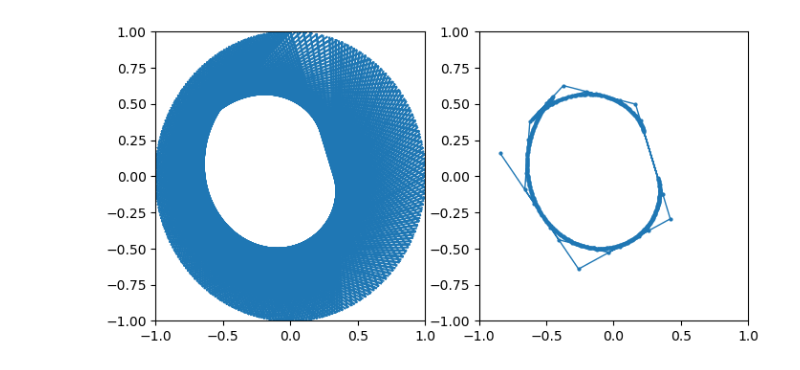
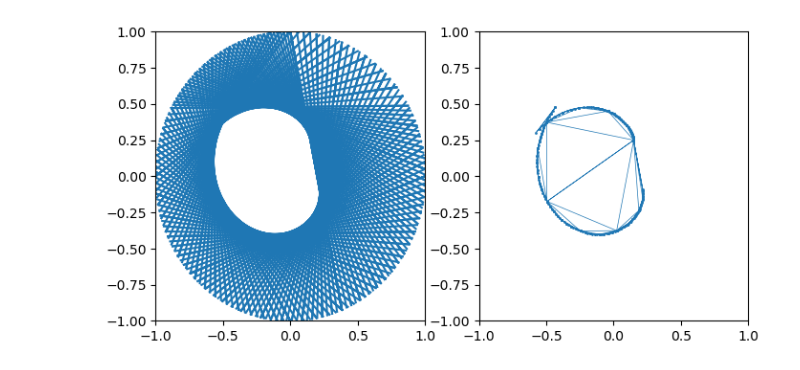
Before and after one commit to Sultanow/pedal_curves, a Jupyter notebook: python/notebooks/caustics_simple.ipynb, the cells around one changed output. Cells and saved outputs as stored; diff of their text form; code cells hidden in the pictures.

```diff
--- a/python/notebooks/caustics_simple.ipynb
+++ b/python/notebooks/caustics_simple.ipynb
@@ -4,12 +4,12 @@ import math
 import matplotlib.pyplot as plt
 import matplotlib.lines as mlines
 # %%
-#go from 1 to limit by amount of "steps" value
+#go from 1 to limit by "step" steps
 limit=100
-step=0.2
+step=1
 
 #fn_line = (lambda n: 2**n)
-fn_line = (lambda n: n*10)
+fn_line = (lambda n: n*100)
 
 #fn_fact = (lambda n: n/(3**(int(math.log(n,3))+1)-3**int(math.log(n,3))))
 fn_fact = (lambda n: n/(2**(int(math.log(n,2))+1)-2**int(math.log(n,2))))
@@ -27,7 +27,7 @@ def intersect(n: float, step: float):
     p1 = [line1[0][0], line1[0][1]]
     p2 = [line1[1][0], line1[1][1]]
 
-    line2 = (rotate(n+step), rotate(fn_line(n+step)))
+    line2 = (rotate(n+0.001), rotate(fn_line(n+0.001)))
     q1 = [line2[0][0], line2[0][1]]
     q2 = [line2[1][0], line2[1][1]]
 
@@ -45,7 +45,9 @@ def intersect(n: float, step: float):
     A = np.array([[a11, a12], [a21, a22]])
     b = -np.array([det1, det2])
     try:
-        return np.linalg.solve(A,b)
+        intersection = np.linalg.solve(A,b)
+        #print("{0}\n{1}\n\{2}\n".format(line1,line2,intersection))
+        return intersection
     except np.linalg.LinAlgError:
         return None
 # %%
@@ -55,32 +57,32 @@ def draw_line(ax, line):
 def draw_dot(ax, pos):
     plt.scatter(pos[0], pos[1], s=2, c='#0000FF')
 
 subplot_size=4
 subplot_cols=2
 subplot_rows=1
 
 fig, ax = plt.subplots(subplot_rows, subplot_cols, figsize=(subplot_size*subplot_cols,subplot_size*subplot_rows), dpi=100)
 ax = ax.flatten()
 
 ax[0].set_xlim([-1,1])
 ax[0].set_ylim([-1,1])
 ax[1].set_xlim([-1,1])
 ax[1].set_ylim([-1,1])
 
 lines=[]
 intersections=[]
 for n in np.arange(1, limit, step):
     line = (rotate(n), rotate(fn_line(n)))
     lines.append(line)
     intersection=intersect(n, step)
     if intersection is not None:
         intersections.append(intersection)
 
 for line in lines:
     draw_line(ax[0], line)
 
-ax[1].plot(*zip(*intersections), '-o', markersize=2, linewidth=1)
+ax[1].plot(*zip(*intersections), '-o', markersize=1, linewidth=0.5)
 
 plt.show()
 # %% [output]
-[figure, old version]
+[figure, new version]
```
